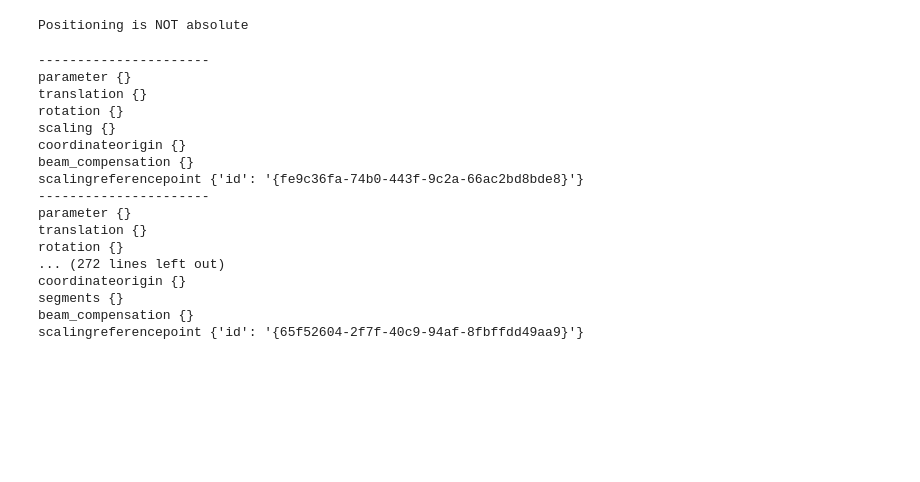
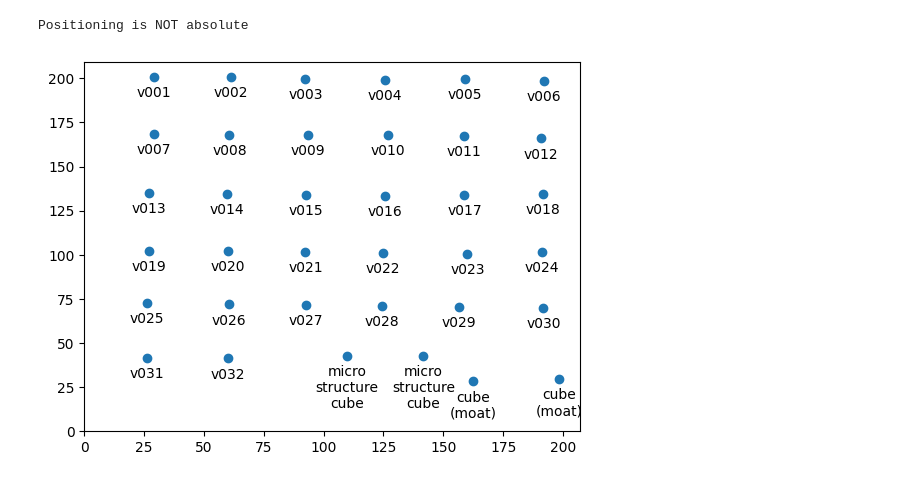
Before and after one commit to imqcam/uploader, a Jupyter notebook: notebooks/eos_file_parsing.ipynb, the cells around one changed output. Drawn from its saved outputs; the diff is of its cells as text; code cells hidden in the pictures; blank space fills up the shorter version.

```diff
--- a/notebooks/eos_file_parsing.ipynb
+++ b/notebooks/eos_file_parsing.ipynb
@@ -53,26 +55,22 @@ Positioning is NOT absolute
 # %%
 # Getting all of the parts
 parts = root.find("parts").findall("part")
-# %%
-for part in parts:
-    print("----------------------")
-    for child in part:
-        print(child.tag, child.attrib)
-# %% [output]
-----------------------
-parameter {}
-translation {}
-rotation {}
-scaling {}
-coordinateorigin {}
-beam_compensation {}
-scalingreferencepoint {'id': '{fe9c36fa-74b0-443f-9c2a-66ac2bd8bde8}'}
-----------------------
-parameter {}
-translation {}
-rotation {}
-... (272 lines left out)
-coordinateorigin {}
-segments {}
-beam_compensation {}
-scalingreferencepoint {'id': '{65f52604-2f7f-40c9-94af-8fbffdd49aa9}'}
+# %%
+# Plotting the part locations
+xlocs = [float(part.find("./translation/x").text) for part in parts]
+ylocs = [float(part.find("./translation/y").text) for part in parts]
+names = [part.get("file").split("\\")[-1][:-4] for part in parts]
+
+f, ax = plt.subplots()
+ax.scatter(xlocs,ylocs)
+for x, y, name in zip(xlocs, ylocs, names):
+    if name=="microstructure_cube_10x10x10mm":
+        name = "micro\nstructure\ncube"
+    elif name=="microstructure_cube_10x10x10mm_moat":
+        name = "cube\n(moat)"
+    ax.text(x, y-5, name, ha="center", va="top")
+ax.set_xlim(0,ax.get_xlim()[1])
+ax.set_ylim(0,ax.get_ylim()[1])
+plt.show()
+# %% [output]
+[figure, added]
```
Also changed, not shown: parts of 3 cells of this notebook, 2 other files.
